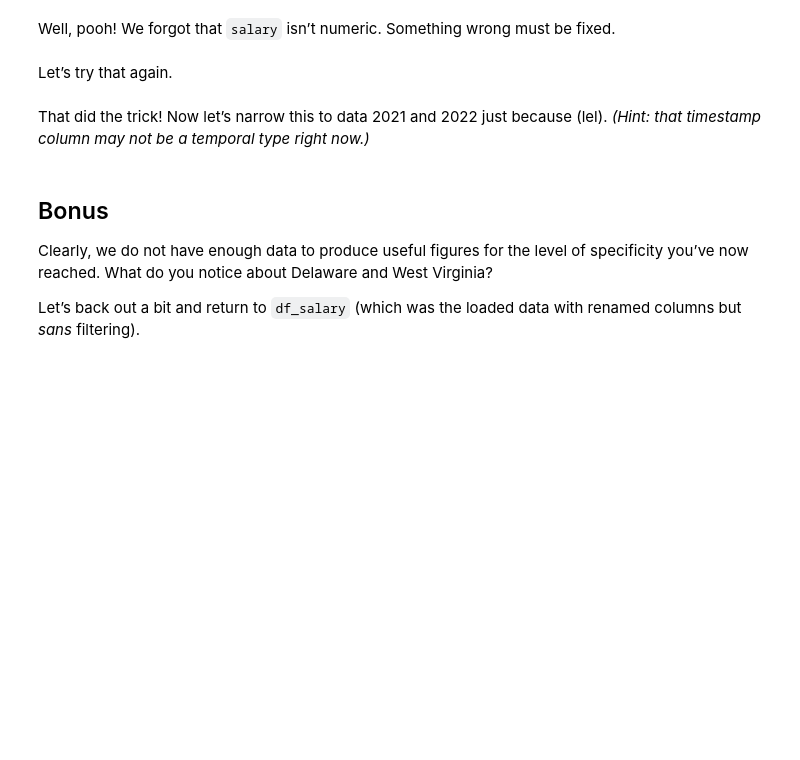
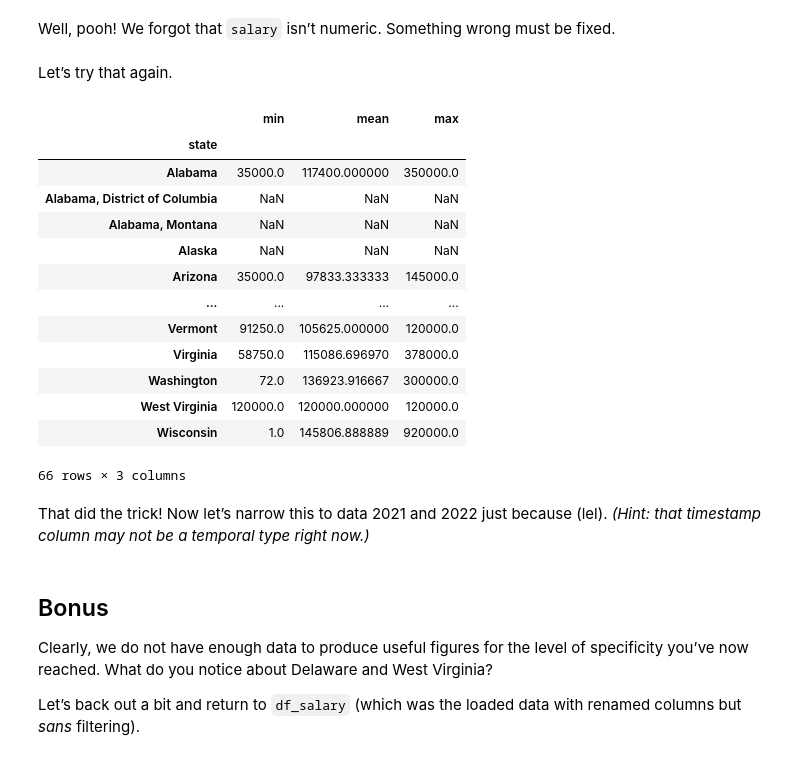
Before and after one commit to tsunar2002/ds-fall-2025-tue, a Jupyter notebook: Week-02-Pandas-Part-2-and-DS-Overview/exercise/fardin-ahmed-exercise-week-02.ipynb, the cells around one changed output. Cells and saved outputs as stored; diff of their text form; code cells hidden in the pictures; blank space fills up the shorter version.

```diff
--- a/Week-02-Pandas-Part-2-and-DS-Overview/exercise/fardin-ahmed-exercise-week-02.ipynb
+++ b/Week-02-Pandas-Part-2-and-DS-Overview/exercise/fardin-ahmed-exercise-week-02.ipynb
@@ -355,12 +349,11 @@ Name: count, dtype: int64
 Did you notice anything interesting?
 # %%
 # BONUS CREDIT: resolve [most of] those anomalous cases too without exhaustively taking every variant literally into account.
-us_pay = df_salary_tech[
-    df_salary_tech["country"].str.lower().str.contains(
-        r"\b(?:us|usa|u\.s\.a?\.?|u\.s\.|united states(?: of america)?|united state|us of a)\b",
-        na=False,
-        regex=True
-    )
-]
-df_salary_tech
+import country_converter as coco
+cc = coco.CountryConverter()
+df_salary_tech["country"] = cc.convert(
+    names=df_salary_tech["country"],
+    to="name_short",
+    not_found=np.nan
+)
 # %% [output]
@@ -395,7 +410,26 @@ Well, pooh! We forgot that `salary` isn’t numeric. Something wrong must be fix
+# %%
+# Fix it.
+df_salary_tech["salary"]=pd.to_numeric(df_salary_tech["salary"], errors="coerce")
 # %% [markdown]
 Let’s try that again.
 # %%
 # Try it again. Yeah!
+df_salary_tech.groupby("state")["salary"].agg(["min","mean","max"])
+# %% [output]
+|  | min | mean | max |
+| state |  |  |  |
+| Alabama | 35000.0 | 117400.000000 | 350000.0 |
+| Alabama, District of Columbia | NaN | NaN | NaN |
+| Alabama, Montana | NaN | NaN | NaN |
+| Alaska | NaN | NaN | NaN |
+| Arizona | 35000.0 | 97833.333333 | 145000.0 |
+| ... | ... | ... | ... |
+| Vermont | 91250.0 | 105625.000000 | 120000.0 |
+| Virginia | 58750.0 | 115086.696970 | 378000.0 |
+| Washington | 72.0 | 136923.916667 | 300000.0 |
+| West Virginia | 120000.0 | 120000.000000 | 120000.0 |
+| Wisconsin | 1.0 | 145806.888889 | 920000.0 |
+66 rows × 3 columns
 # %% [markdown]
 That did the trick! Now let’s narrow this to data 2021 and 2022 just because (lel). *(Hint: that timestamp column may not be a temporal type right now.)*
 # %%
```
Also changed, not shown: parts of 11 cells of this notebook.
